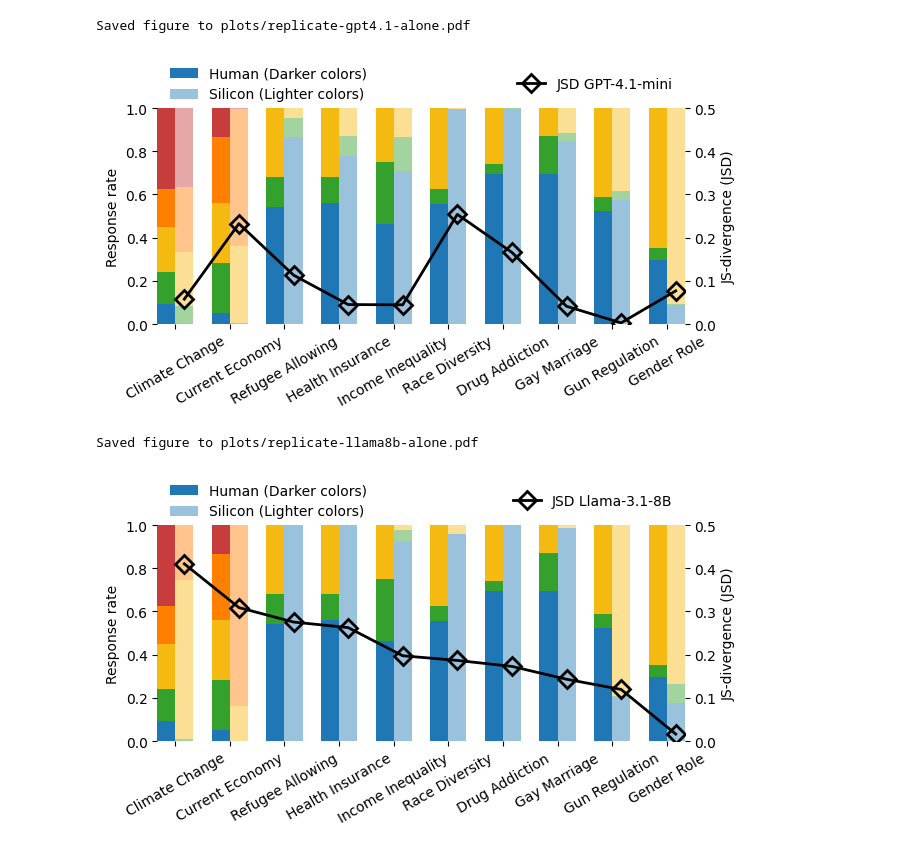
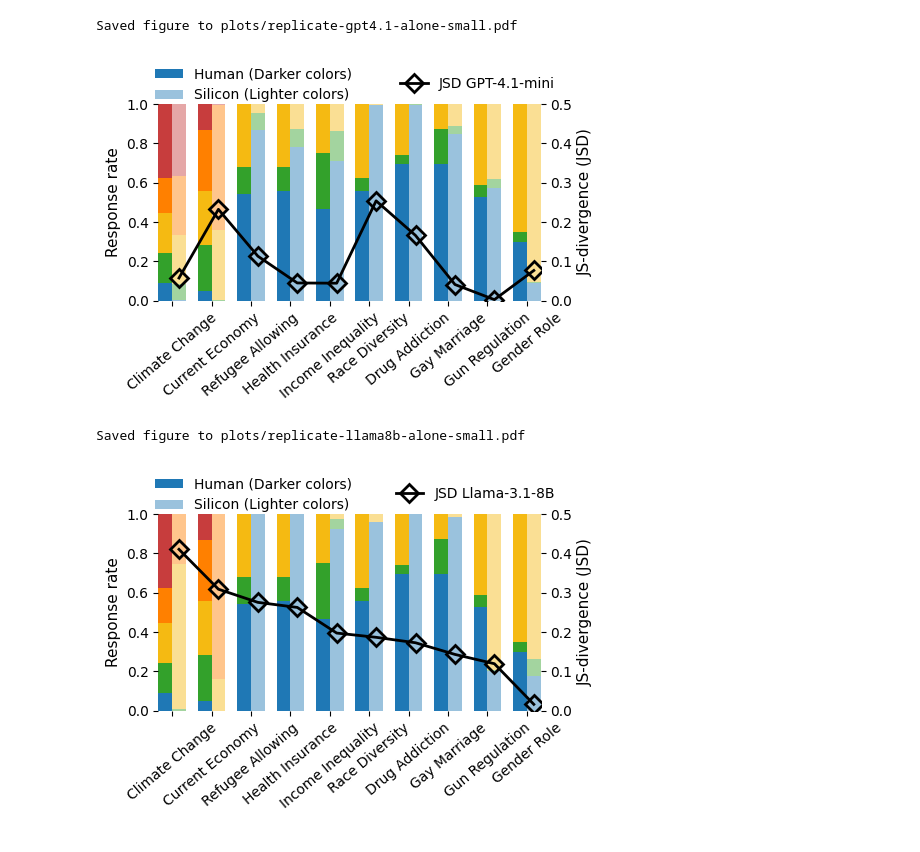
Before and after one commit to songgaojundeng/mitigating-social-desirability-bias, a Jupyter notebook: Replicate_only_Analysis_Code.ipynb, the cells around one changed output. Cells and saved outputs as stored; diff of their text form; code cells hidden in the pictures.

Commit message:
Updated a bit Replicate_only_Analysis_Code.ipynb

```diff
--- a/Replicate_only_Analysis_Code.ipynb
+++ b/Replicate_only_Analysis_Code.ipynb
@@ -333,28 +398,32 @@ Saved figure to plots/replicate-gpt3.5-alone.pdf
 # %%
 # GPT-4.1
-# replicate_results = get_counts("Publication Results/GPT4.1/main_mq_results/full_results_2020_", qids)
 # replicate_results = get_counts("Publication Results/GPT4.1/main_mq_results/full_results_2020_", qids)
 replicate_results = get_counts("Publication Results/Gpt4.1-Mini-Determinstic/main_mq_results/full_results_2020_", qids)
 
 jsd_results_replicate = jsd_divergence_between_sets(human_results, replicate_results, base=2)
 
-plot_replicate_stacked_single_JSD(human_results, replicate_results, jsd_results_replicate,
-                       'GPT-4.1-mini',  'plots/replicate-gpt4.1-alone.pdf')
+# plot_replicate_stacked_single_JSD(human_results, replicate_results, jsd_results_replicate,
+#                        'GPT-4.1-mini',  'plots/replicate-gpt4.1-alone.pdf')
+
+plot_replicate_stacked_single_JSD_smaller(human_results, replicate_results, jsd_results_replicate,
+                       'GPT-4.1-mini',  'plots/replicate-gpt4.1-alone-small.pdf')
 # %% [output]
-Saved figure to plots/replicate-gpt4.1-alone.pdf
+Saved figure to plots/replicate-gpt4.1-alone-small.pdf
-[figure, old version]
+[figure, new version]
 # %%
 # LLama 3.1 8b
 replicate_results = get_counts("MLLM Results/main_mq_results/full_results_2020_", qids)
 
-
 jsd_results_replicate = jsd_divergence_between_sets(human_results, replicate_results, base=2)
 
-plot_replicate_stacked_single_JSD(human_results, replicate_results, jsd_results_replicate,
-                       'Llama-3.1-8B',  'plots/replicate-llama8b-alone.pdf')
+# plot_replicate_stacked_single_JSD(human_results, replicate_results, jsd_results_replicate,
+#                        'Llama-3.1-8B',  'plots/replicate-llama8b-alone.pdf')
+
+plot_replicate_stacked_single_JSD_smaller(human_results, replicate_results, jsd_results_replicate,
+                       'Llama-3.1-8B',  'plots/replicate-llama8b-alone-small.pdf')
 # %% [output]
-Saved figure to plots/replicate-llama8b-alone.pdf
+Saved figure to plots/replicate-llama8b-alone-small.pdf
-[figure, old version]
+[figure, new version]
 # %%
 # LLama 3.1 70b
 replicate_results = get_counts("Publication Results/70B-Llama/main_mq_results/full_results_2020_", qids)
```
Also changed, not shown: parts of 11 cells of this notebook.
